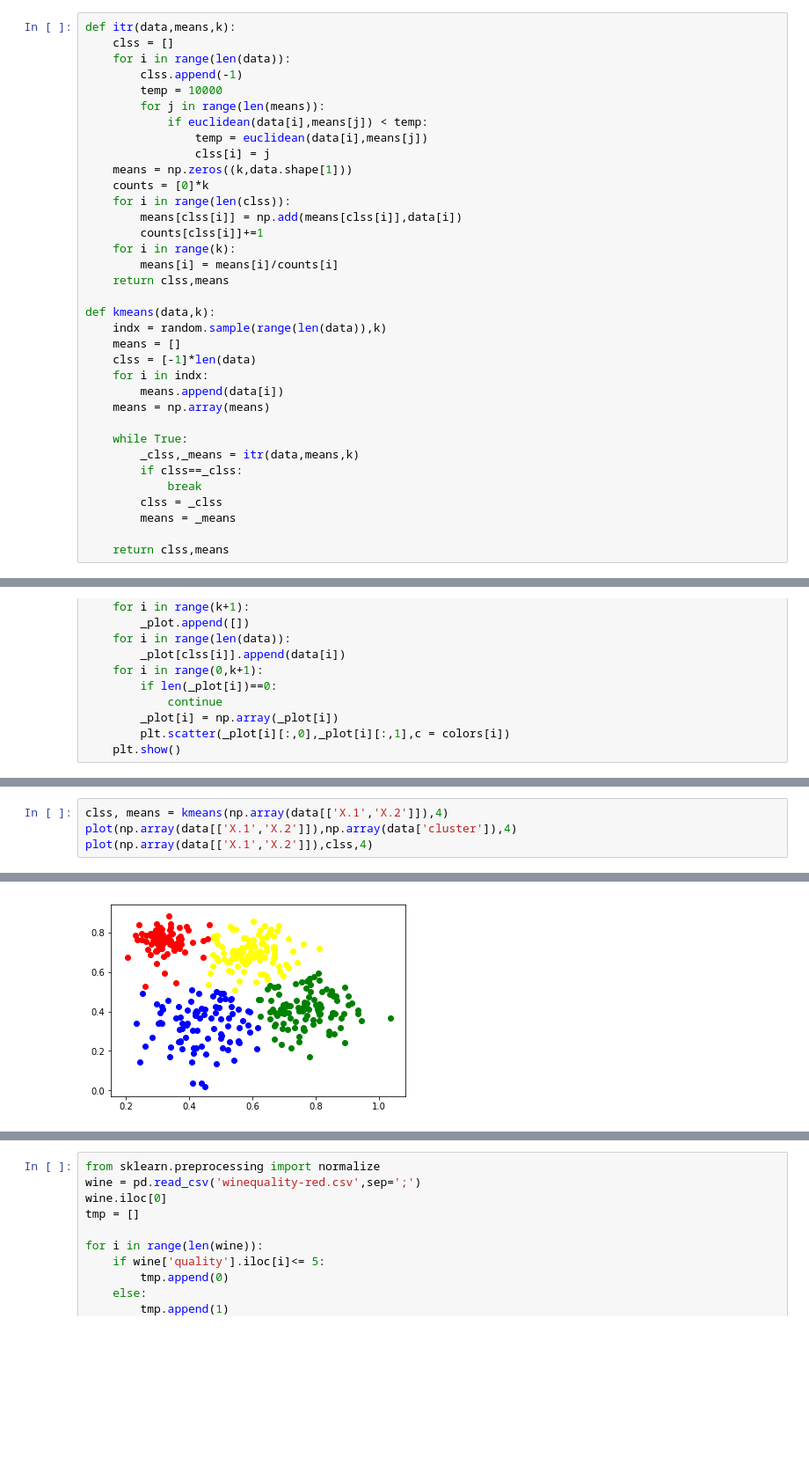
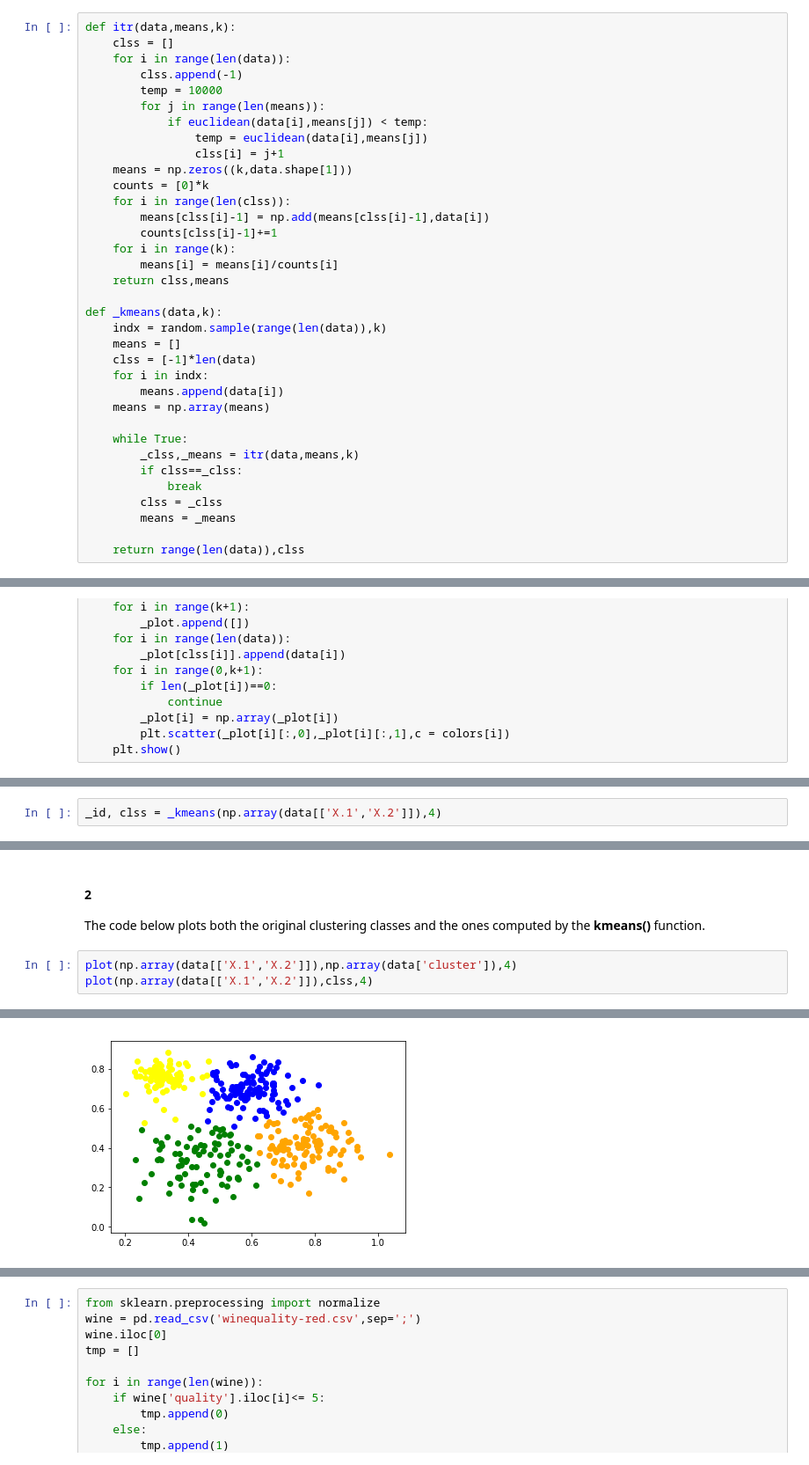
Before and after one commit to pijusch/DataMining, a Jupyter notebook: assignment5/Assignment5.ipynb, the cells around one changed output, grey strips where cells are left out. Shown at 88% size. Drawn from its saved outputs; the diff is of its cells as text; blank space fills up the shorter version.

```diff
--- a/assignment5/Assignment5.ipynb
+++ b/assignment5/Assignment5.ipynb
@@ -18,17 +27,17 @@ def itr(data,means,k):
         for j in range(len(means)):
             if euclidean(data[i],means[j]) < temp:
                 temp = euclidean(data[i],means[j])
-                clss[i] = j
+                clss[i] = j+1
     means = np.zeros((k,data.shape[1]))
     counts = [0]*k
     for i in range(len(clss)):
-        means[clss[i]] = np.add(means[clss[i]],data[i])
-        counts[clss[i]]+=1
+        means[clss[i]-1] = np.add(means[clss[i]-1],data[i])
+        counts[clss[i]-1]+=1
     for i in range(k):
         means[i] = means[i]/counts[i]
     return clss,means
 
-def kmeans(data,k):
+def _kmeans(data,k):
     indx = random.sample(range(len(data)),k)
     means = []
     clss = [-1]*len(data)
@@ -43,4 +52,4 @@ def kmeans(data,k):
         clss = _clss
         means = _means
 
-    return clss,means
+    return range(len(data)),clss
@@ -60,0 +124,2 @@ def plot(data,clss,k):
+# %%
+_id, clss = _kmeans(np.array(data[['X.1','X.2']]),4)
@@ -61,7 +139,9 @@ def plot(data,clss,k):
+# %% [markdown]
+#### 2
+The code below plots both the original clustering classes and the ones computed by the **kmeans()** function.
 # %%
-clss, means = kmeans(np.array(data[['X.1','X.2']]),4)
 plot(np.array(data[['X.1','X.2']]),np.array(data['cluster']),4)
 plot(np.array(data[['X.1','X.2']]),clss,4)
 # %% [output]
 [figure]
-[figure, old version]
+[figure, new version]
```
Also changed, not shown: parts of 35 cells of this notebook.
